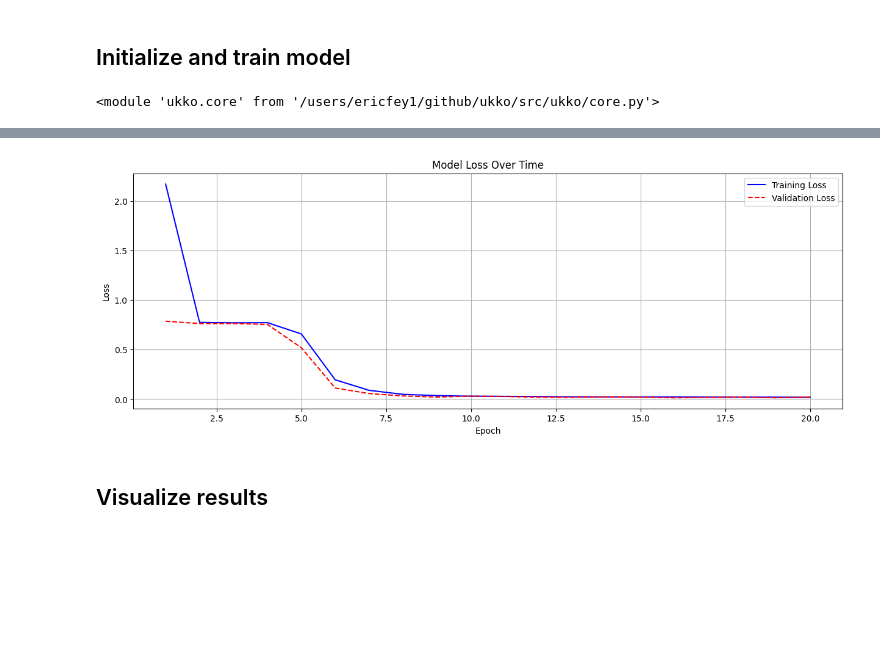
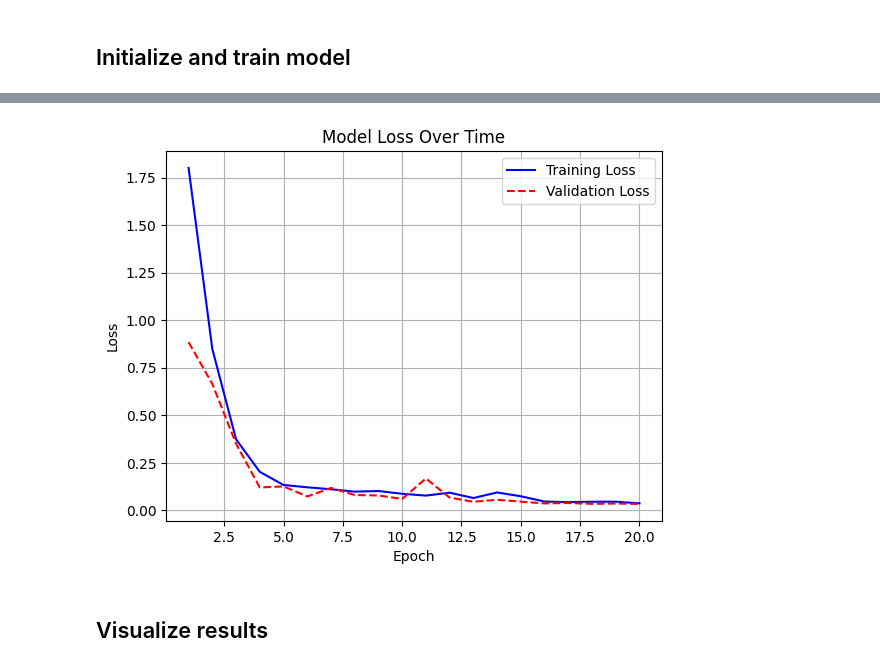
Before and after one commit to eric-fey-hus/ukko, a Jupyter notebook: ukko_get_started.ipynb, the cells around one changed output, grey strips where cells are left out. Drawn from its saved outputs; the diff is of its cells as text; code cells hidden in the pictures; blank space fills up the shorter version.

Commit message:
refacture: modularize, Add 2-layer model

```diff
--- a/ukko_get_started.ipynb
+++ b/ukko_get_started.ipynb
@@ -127,7 +131,7 @@ importlib.reload(ukko.test)
 # Parameters
 batch_size = 32
 n_samples = 1000
-n_features = 10
+n_features = 5
 sequence_length = 64
 prediction_length = 5
 
@@ -175,31 +177,5 @@ ukko.data.plot_example_dataset(train_dataset, feature_idx=2, sample_idx=4)
 # %% [markdown]
 ## Initialize and train model
-# %%
-importlib.reload(ukko.core)
-
-# class DualAttentionModel(nn.Module):
-#     def __init__(self, base_model, d_model):
-#         super().__init__()
-#         self.base_model = base_model
-#         self.final_layer = nn.Linear(d_model, 1)
-
-#     def forward(self, x):
-#         x = self.base_model(x)
-#         print(x)
-#         x = self.final_layer(x).squeeze(-1)
-#         return x
-
-# # Usage
-# coremodel = ukko.core.DualAttentionModule(
-#     n_features=n_features,
-#     time_steps=sequence_length,
-#     d_model=128,
-#     n_heads=8,
-#     dropout=0.1
-# )
-# model = DualAttentionModel(coremodel, d_model=128)
-# %% [output]
-<module 'ukko.core' from '/users/ericfey1/github/ukko/src/ukko/core.py'>
 # %%
 import torch.nn as nn
 
@@ -273,6 +249,7 @@ def train_sine_model(model, train_loader, val_loader, epochs=100, lr=0.001, devi
 
 # Train the model
 train_sine_model(model, train_loader, val_loader, epochs=20)
+history1 = history
 
 # Visualize training
 ukko.core.plot_training_curves(
@@ -304,4 +281,4 @@ Epoch  20/20, Train Loss: 0.0187, Val Loss: 0.0212
-[figure, old version]
+[figure, new version]
 # %% [markdown]
 ## Visualize results
 # %%
```
Also changed, not shown: parts of 9 cells of this notebook, 3 other files.
